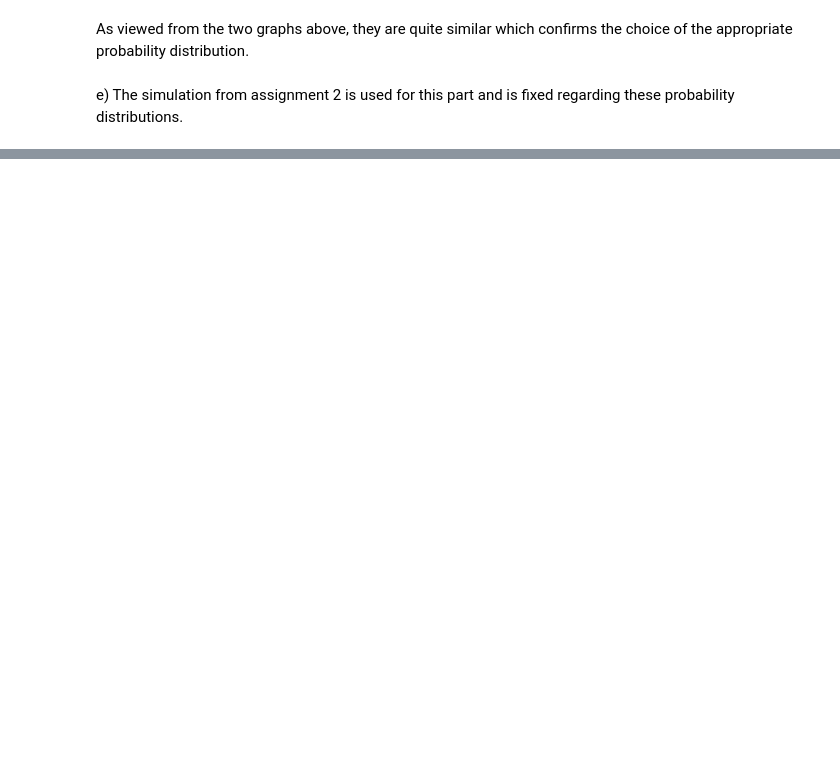
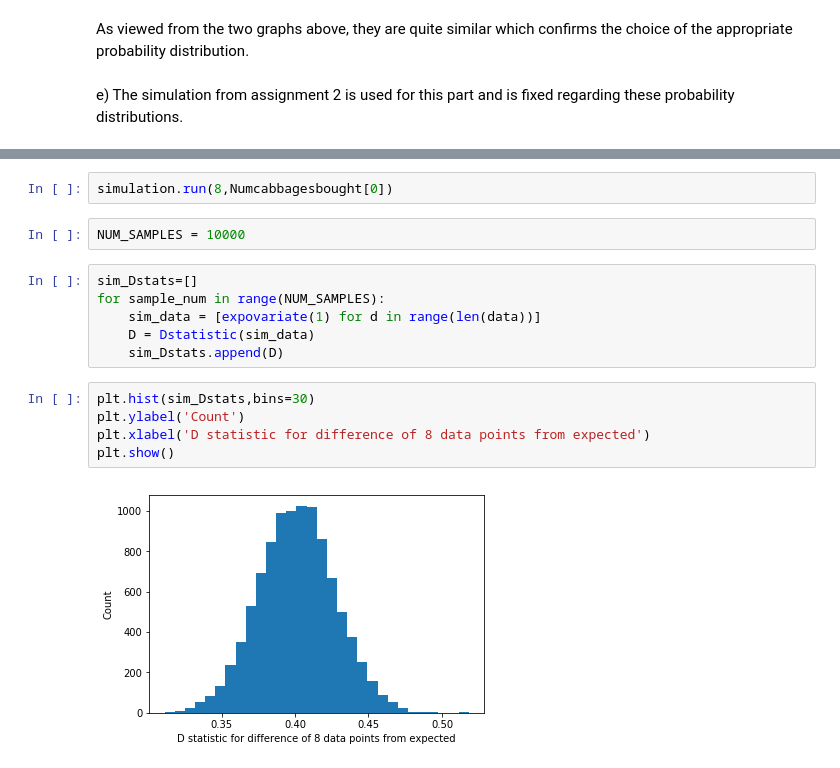
Before and after one commit to MarevaZenelaj/DES-HW3, a Jupyter notebook: Des Hw3.ipynb, the cells around one changed output, grey strips where cells are left out. Saved outputs shown, nothing was run; the diff lists cells and outputs as text; blank space fills up the shorter version.

```diff
--- a/Des Hw3.ipynb
+++ b/Des Hw3.ipynb
@@ -81,0 +221,17 @@ e) The simulation from assignment 2 is used for this part and is fixed regarding
+# %%
+simulation.run(8,Numcabbagesbought[0])
+# %%
+NUM_SAMPLES = 10000
+# %%
+sim_Dstats=[]
+for sample_num in range(NUM_SAMPLES):
+    sim_data = [expovariate(1) for d in range(len(data))]
+    D = Dstatistic(sim_data)
+    sim_Dstats.append(D)
+# %%
+plt.hist(sim_Dstats,bins=30)
+plt.ylabel('Count')
+plt.xlabel('D statistic for difference of 8 data points from expected')
+plt.show()
+# %% [output]
+[figure, added]
```
Also changed, not shown: parts of 37 cells of this notebook, 11 other files.
